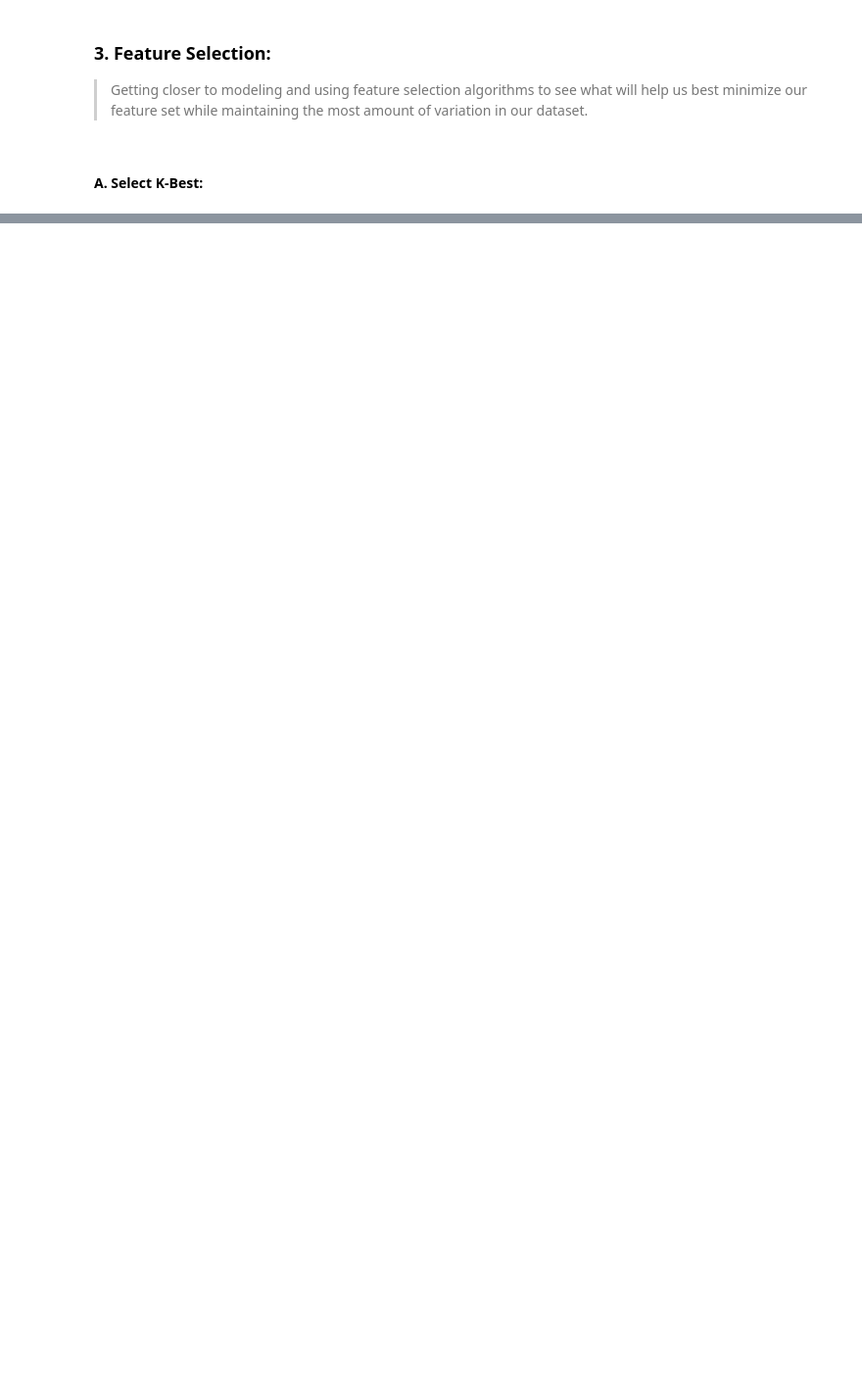
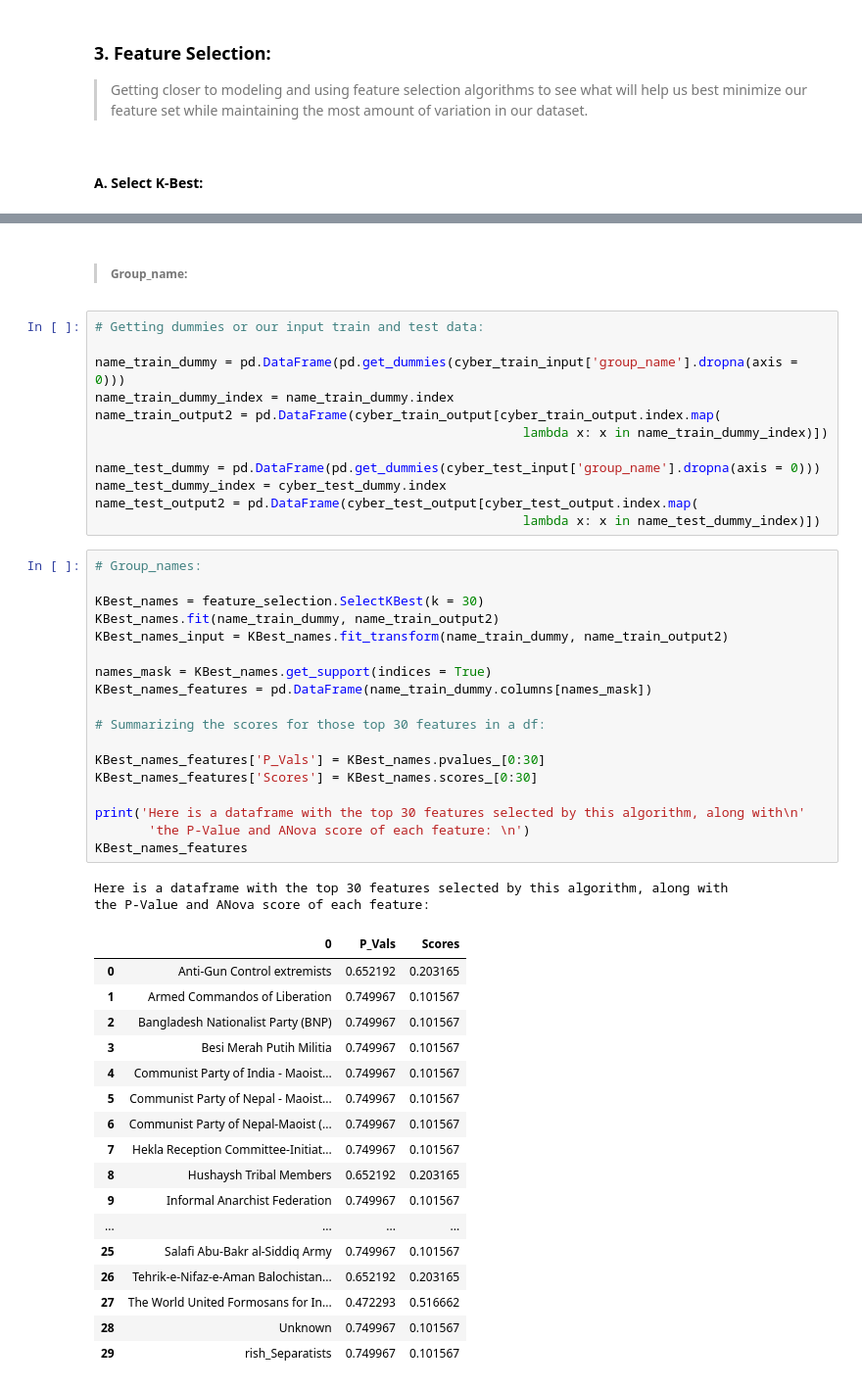
Before and after one commit to Begecky/Thinkful_Materials, a Jupyter notebook: CyberTerrorism3.ipynb, the cells around one changed output, grey strips where cells are left out. Shown at 98% size. Saved outputs shown, nothing was run; the diff lists cells and outputs as text; blank space fills up the shorter version.

```diff
--- a/CyberTerrorism3.ipynb
+++ b/CyberTerrorism3.ipynb
@@ -1017,0 +1094,52 @@ the P-Value and ANova score of each feature:
+# %% [markdown]
+> ###### Group_name:
+# %%
+# Getting dummies or our input train and test data:
+
+name_train_dummy = pd.DataFrame(pd.get_dummies(cyber_train_input['group_name'].dropna(axis = 0)))
+name_train_dummy_index = name_train_dummy.index
+name_train_output2 = pd.DataFrame(cyber_train_output[cyber_train_output.index.map(
+                                                        lambda x: x in name_train_dummy_index)])
+
+name_test_dummy = pd.DataFrame(pd.get_dummies(cyber_test_input['group_name'].dropna(axis = 0)))
+name_test_dummy_index = cyber_test_dummy.index
+name_test_output2 = pd.DataFrame(cyber_test_output[cyber_test_output.index.map(
+                                                        lambda x: x in name_test_dummy_index)])
+# %%
+# Group_names:
+
+KBest_names = feature_selection.SelectKBest(k = 30)
+KBest_names.fit(name_train_dummy, name_train_output2)
+KBest_names_input = KBest_names.fit_transform(name_train_dummy, name_train_output2)
+
+names_mask = KBest_names.get_support(indices = True)
+KBest_names_features = pd.DataFrame(name_train_dummy.columns[names_mask])
+
+# Summarizing the scores for those top 30 features in a df:
+
+KBest_names_features['P_Vals'] = KBest_names.pvalues_[0:30]
+KBest_names_features['Scores'] = KBest_names.scores_[0:30]
+
+print('Here is a dataframe with the top 30 features selected by this algorithm, along with\n'
+       'the P-Value and ANova score of each feature: \n')
+KBest_names_features
+# %% [output]
+Here is a dataframe with the top 30 features selected by this algorithm, along with
+the P-Value and ANova score of each feature:
+|  | 0 | P_Vals | Scores |
+| 0 | Anti-Gun Control extremists | 0.652192 | 0.203165 |
+| 1 | Armed Commandos of Liberation | 0.749967 | 0.101567 |
+| 2 | Bangladesh Nationalist Party (BNP) | 0.749967 | 0.101567 |
+| 3 | Besi Merah Putih Militia | 0.749967 | 0.101567 |
+| 4 | Communist Party of India - Maoist... | 0.749967 | 0.101567 |
+| 5 | Communist Party of Nepal - Maoist... | 0.749967 | 0.101567 |
+| 6 | Communist Party of Nepal-Maoist (... | 0.749967 | 0.101567 |
+| 7 | Hekla Reception Committee-Initiat... | 0.749967 | 0.101567 |
+| 8 | Hushaysh Tribal Members | 0.652192 | 0.203165 |
+| 9 | Informal Anarchist Federation | 0.749967 | 0.101567 |
+| ... | ... | ... | ... |
+| 25 | Salafi Abu-Bakr al-Siddiq Army | 0.749967 | 0.101567 |
+| 26 | Tehrik-e-Nifaz-e-Aman Balochistan... | 0.652192 | 0.203165 |
+| 27 | The World United Formosans for In... | 0.472293 | 0.516662 |
+| 28 | Unknown | 0.749967 | 0.101567 |
+| 29 | rish_Separatists | 0.749967 | 0.101567 |
```
Also changed, not shown: parts of 22 cells of this notebook.
